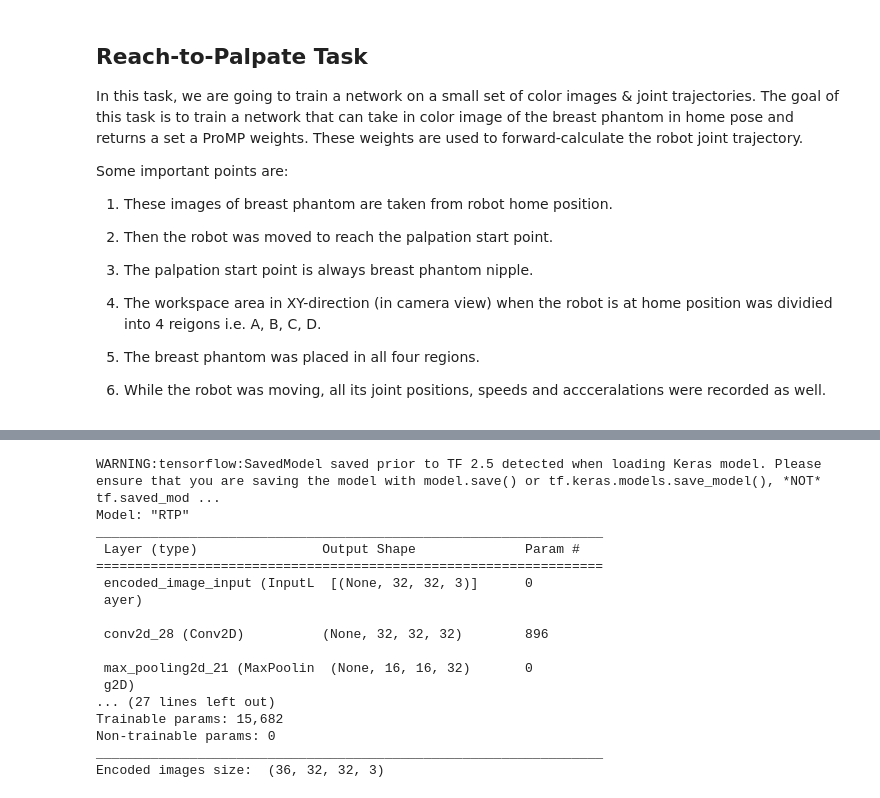
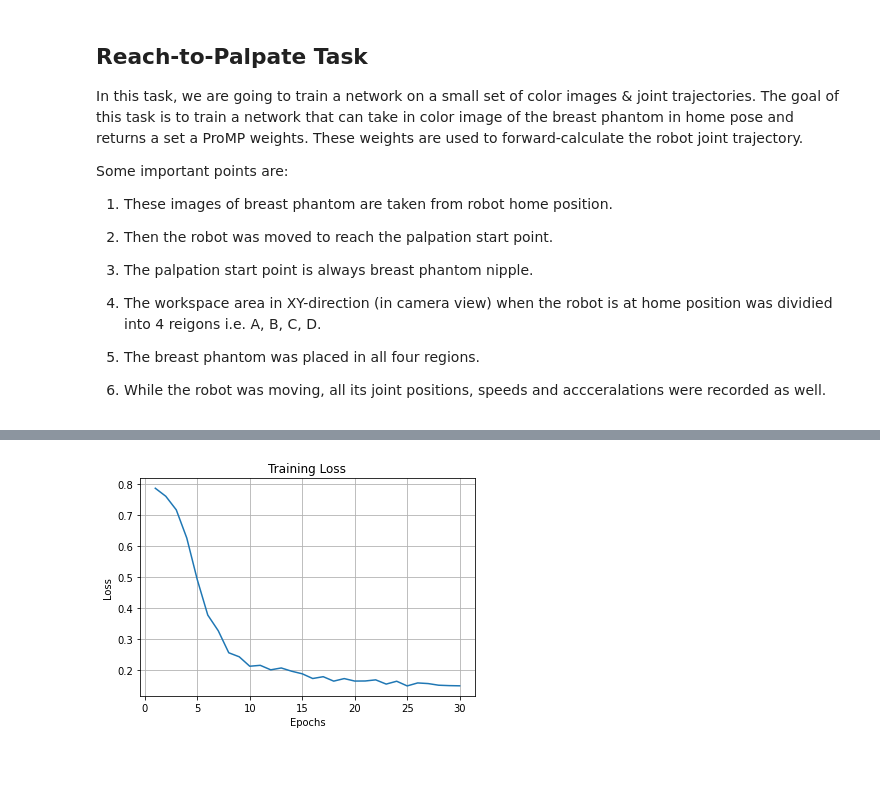
Before and after one commit to imanlab/CMP9764M_AdvancedRobotics_2022, a Jupyter notebook: Week7/rtp_cnn/rtp_rgbd_cnn.ipynb, the cells around one changed output, grey strips where cells are left out. Cells and saved outputs as stored; diff of their text form; code cells hidden in the pictures; blank space fills up the shorter version.

```diff
--- a/Week7/rtp_cnn/rtp_rgbd_cnn.ipynb
+++ b/Week7/rtp_cnn/rtp_rgbd_cnn.ipynb
@@ -39,3 +41,18 @@ import matplotlib.pyplot as plt
 from skimage.io import imread
 from skimage.transform import resize
 import random
+# %%
+def load_encoded_images(img_dir, id_list, encoder, resize_shape = None, normalize = False) -> np.ndarray:
+  """Load multiple images by ID from a directory an pass them through an encoder model.
+
+  Args:
+      img_dir (str): Path of the directory.
+      id_list (np.ndarray): List of image id
+      encoder (tf.keras.Model): The encoder model.
+      resize_shape (tuple[int], optional): If specified, reshape all images to this shape. Defaults to None.
+      normalize (bool, optional): If True, normalize the image in [-1, 1]. Defaults to False.
+
+  Returns:
+      np.ndarray: The image data with shape (samples, width, height, channels).
+  """
+  return np.array([load_encoded_image(os.path.join(img_dir, id + ".png"), encoder, resize_shape, normalize) for id in id_list])
@@ -42 +152,7 @@ import random
+# %%
+# Create ProMP objects
+n_basis = 10
+n_dof = 7
+n_t = 100
+promp = ProMP(n_basis = n_basis, n_dof = n_dof, n_t = n_t )
 # %%
@@ -447,23 +291,17 @@ class RmseJointsPromp(PrompTrajMeanMetric):
-# %%
-if __name__ == "__main__":
-
-  exp = RTP_RGBD()
-  exp.train()
-# %% [output]
-WARNING:tensorflow:SavedModel saved prior to TF 2.5 detected when loading Keras model. Please ensure that you are saving the model with model.save() or tf.keras.models.save_model(), *NOT* tf.saved_mod ...
-Model: "RTP"
-_________________________________________________________________
- Layer (type)                Output Shape              Param #
-=================================================================
- encoded_image_input (InputL  [(None, 32, 32, 3)]      0
- ayer)
-
- conv2d_28 (Conv2D)          (None, 32, 32, 32)        896
-
- max_pooling2d_21 (MaxPoolin  (None, 16, 16, 32)       0
- g2D)
-... (27 lines left out)
-Trainable params: 15,682
-Non-trainable params: 0
-_________________________________________________________________
-Encoded images size:  (36, 32, 32, 3)
+# %%
+# Plot the history of a metric during a training episode
+
+data = np.array([history.history["loss"]])
+epochs = range(1, data.shape[-1]+1)
+
+fig = plt.figure()
+plt.plot(epochs, np.transpose(data))
+plt.yscale("linear")
+plt.grid(True, which='both')
+plt.title("Training Loss")
+plt.xlabel("Epochs")
+plt.ylabel("Loss")
+
+fig.savefig( os.path.join(LOSS_DIR, "loss_{}.png".format(MODEL_NAME) ) )
+# %% [output]
+[figure, added]
```
Also changed, not shown: parts of 23 cells of this notebook, 1 other file.
